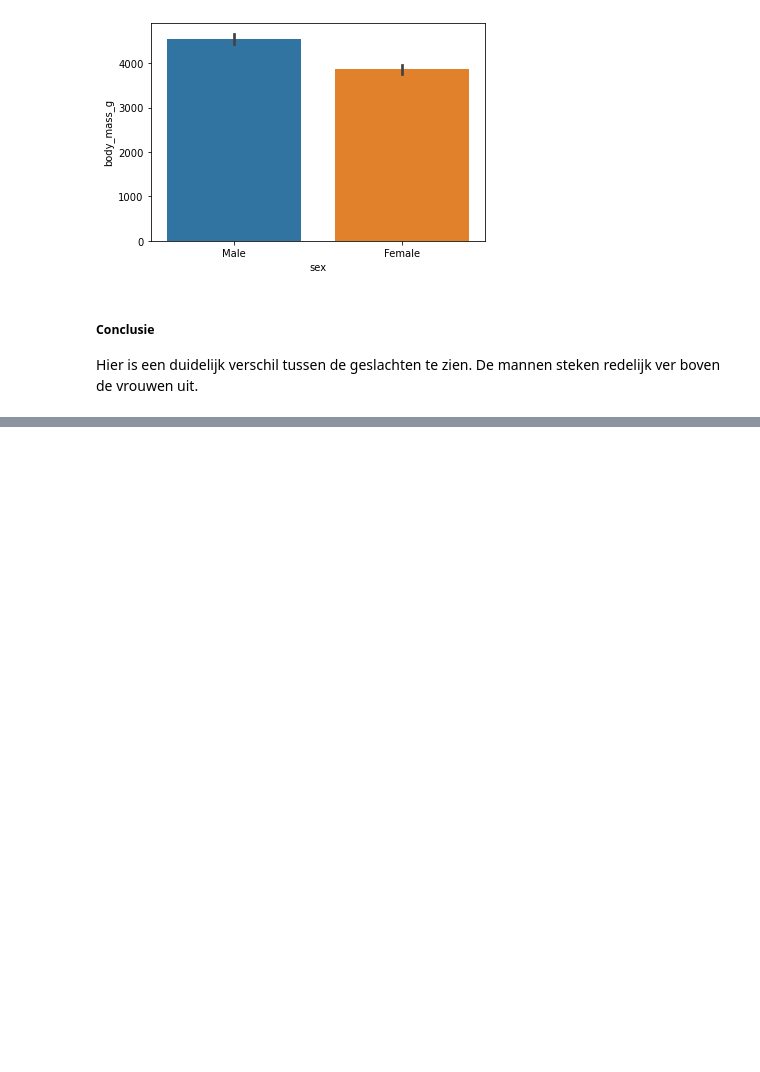
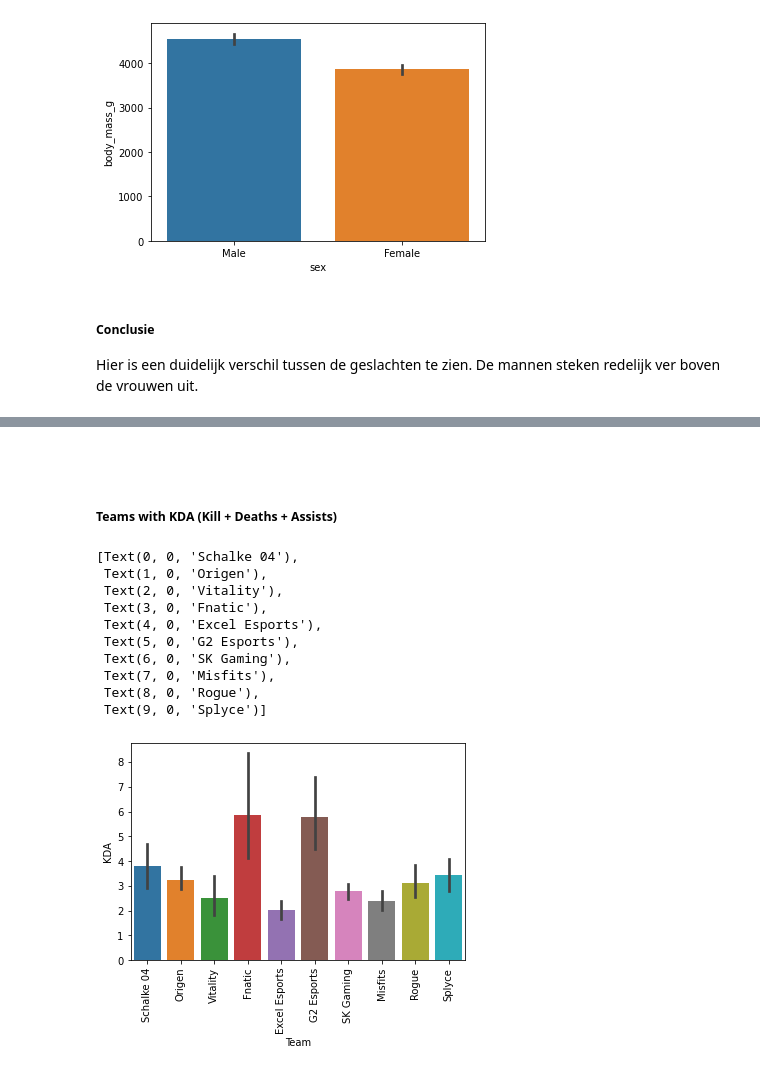
Before and after one commit to elco2000/DataSciencePortfolio, a Jupyter notebook: Week2b.ipynb, the cells around one changed output, grey strips where cells are left out. Saved outputs shown, nothing was run; the diff lists cells and outputs as text; code cells hidden in the pictures; blank space fills up the shorter version.

```diff
--- a/Week2b.ipynb
+++ b/Week2b.ipynb
@@ -75,0 +127,19 @@ Hier is een duidelijk verschil tussen de geslachten te zien. De mannen steken re
+# %% [markdown]
+<br>
+# %% [markdown]
+##### Teams with KDA (Kill + Deaths + Assists)
+# %%
+g = sns.barplot(y="KDA", x="Team", data=lecDataset)
+g.set_xticklabels(g.get_xticklabels(), rotation=90)
+# %% [output]
+[Text(0, 0, 'Schalke 04'),
+ Text(1, 0, 'Origen'),
+ Text(2, 0, 'Vitality'),
+ Text(3, 0, 'Fnatic'),
+ Text(4, 0, 'Excel Esports'),
+ Text(5, 0, 'G2 Esports'),
+ Text(6, 0, 'SK Gaming'),
+ Text(7, 0, 'Misfits'),
+ Text(8, 0, 'Rogue'),
+ Text(9, 0, 'Splyce')]
+[figure, added]
```
Also changed, not shown: parts of 10 cells of this notebook.
